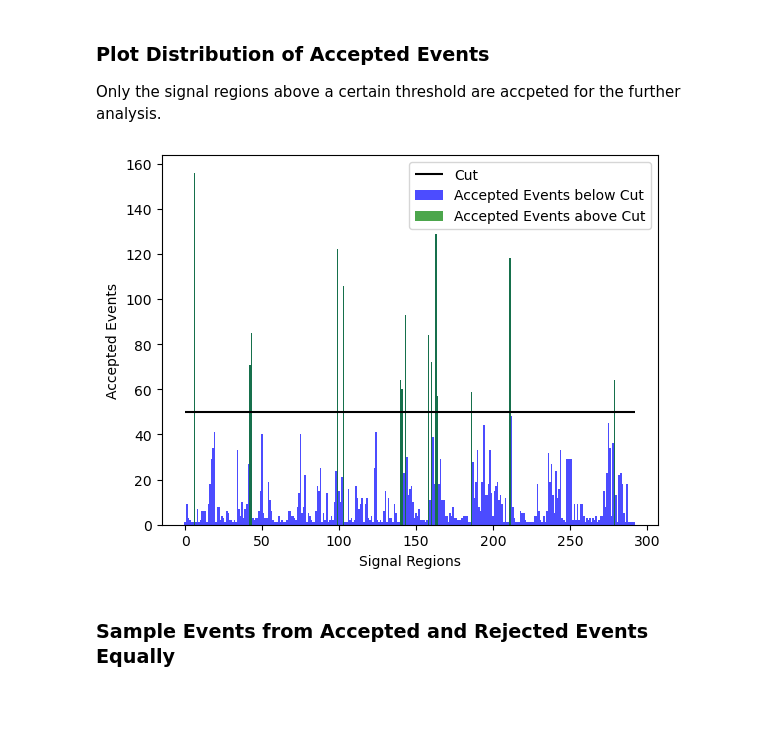
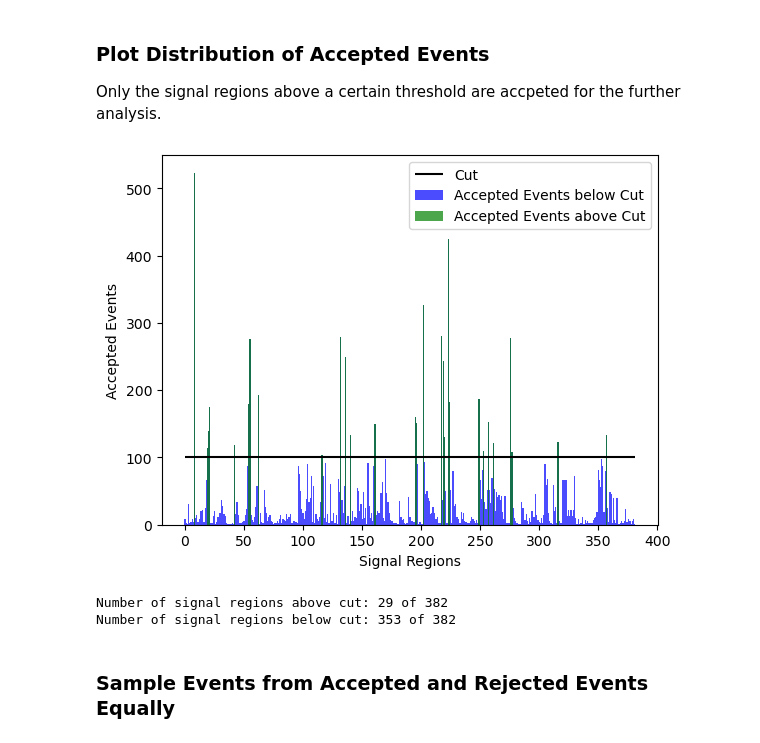
Before and after one commit to leonrenn/AWKWARD-TO-NN, a Jupyter notebook: main.ipynb, the cells around one changed output. Drawn from its saved outputs; the diff is of its cells as text; code cells hidden in the pictures; blank space fills up the shorter version.

Commit message:
Trained classifier on more data and improved visualization.

```diff
--- a/main.ipynb
+++ b/main.ipynb
@@ -53,16 +53,18 @@ df, norm_factor = from_df_2_df(df=df,
 ### Load all Possible Signal Regions with Acceptance and Rejection
 Load signal regions from SA data and the corresponding events (rejected or accteped).
 # %%
-df_acc_rej = sr_acc_rej(path_data="data/100293/",
+df_acc_rej = sr_acc_rej(path_data="data/Result_100293_2502670/",
                         path_info="pMSSMFactory-master-Analyses/Analyses/")
 # %% [markdown]
 ### Plot Distribution of Accepted Events
 Only the signal regions above a certain threshold are accpeted for the further analysis.
 # %%
 plot_distribution_of_events(df_acc_rej=df_acc_rej,
-                            hline_y=50)
+                            hline_y=100)
 # %% [output]
-[figure, old version]
+[figure, new version]
+Number of signal regions above cut: 29 of 382
+Number of signal regions below cut: 353 of 382
 # %% [markdown]
 ### Sample Events from Accepted and Rejected Events Equally
 # %%
```
Also changed, not shown: parts of 10 cells of this notebook, 4 other files.
